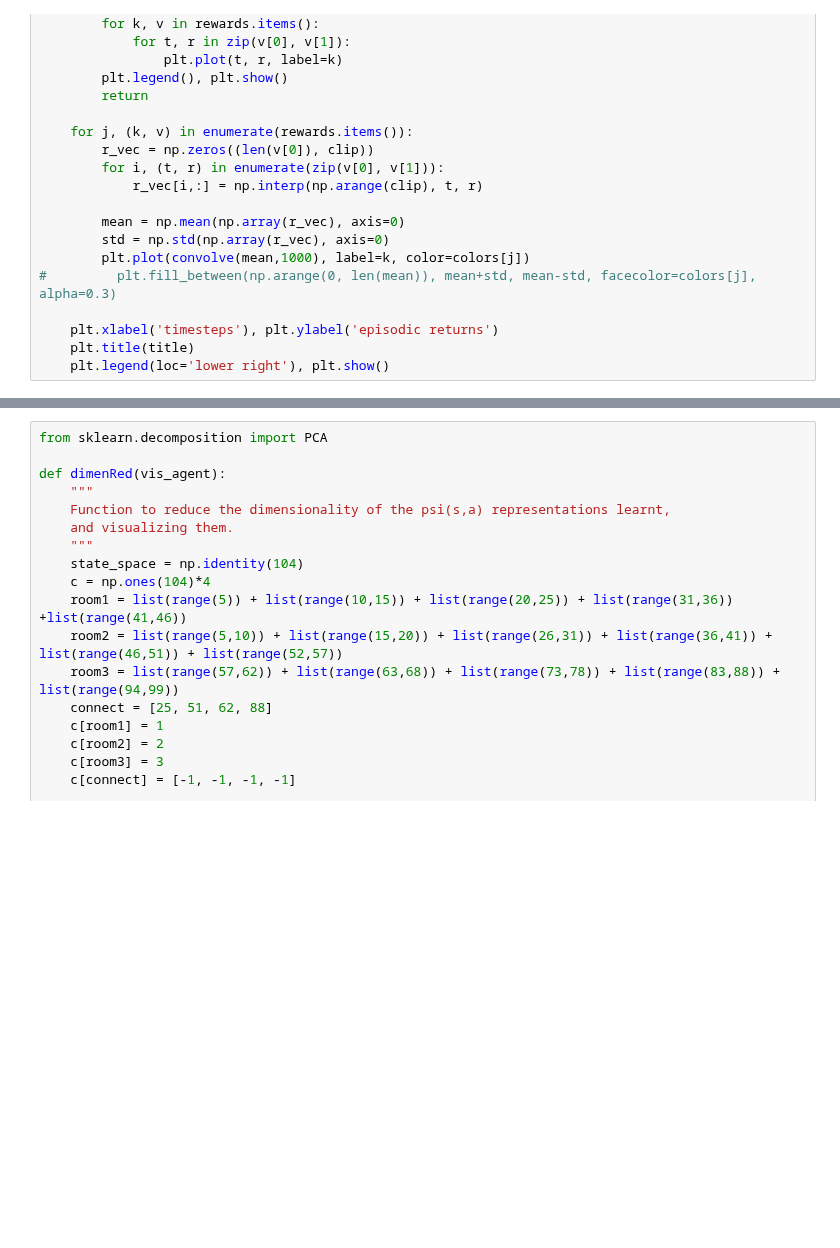
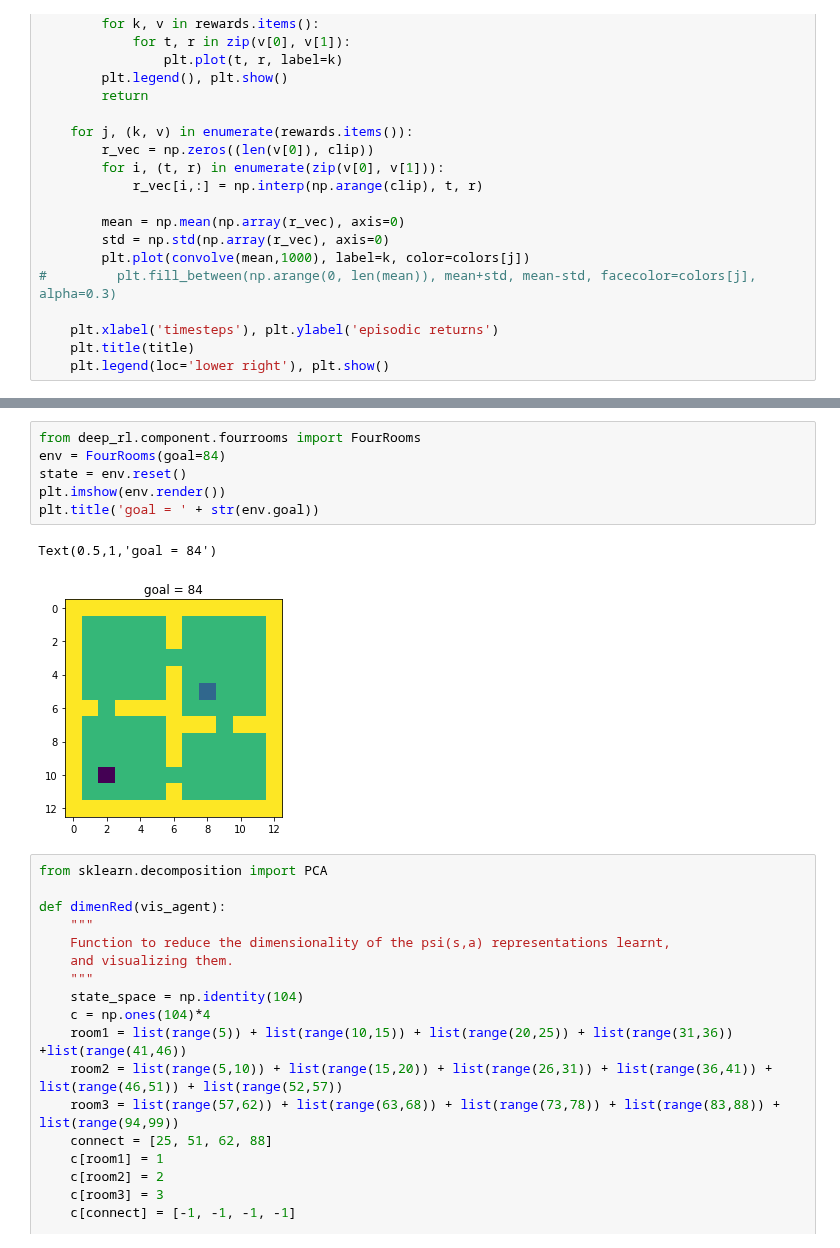
Before and after one commit to psurya1994/successor-feature-representations, a Jupyter notebook: 3-fourrooms-avDSR-learnSR-on-different-terminal-state.ipynb, the cells around one changed output, grey strips where cells are left out. Cells and saved outputs as stored; diff of their text form; blank space fills up the shorter version.

```diff
--- a/3-fourrooms-avDSR-learnSR-on-different-terminal-state.ipynb
+++ b/3-fourrooms-avDSR-learnSR-on-different-terminal-state.ipynb
@@ -356,3 +339,12 @@ plot_rewards(rewards_dict, plot_seperate=False, title='Exploration on same ')
+# %%
+from deep_rl.component.fourrooms import FourRooms
+env = FourRooms(goal=84)
+state = env.reset()
+plt.imshow(env.render())
+plt.title('goal = ' + str(env.goal))
+# %% [output]
+Text(0.5,1,'goal = 84')
+[figure, added]
 # %%
 from sklearn.decomposition import PCA
 
```
Also changed, not shown: parts of 6 cells of this notebook.
